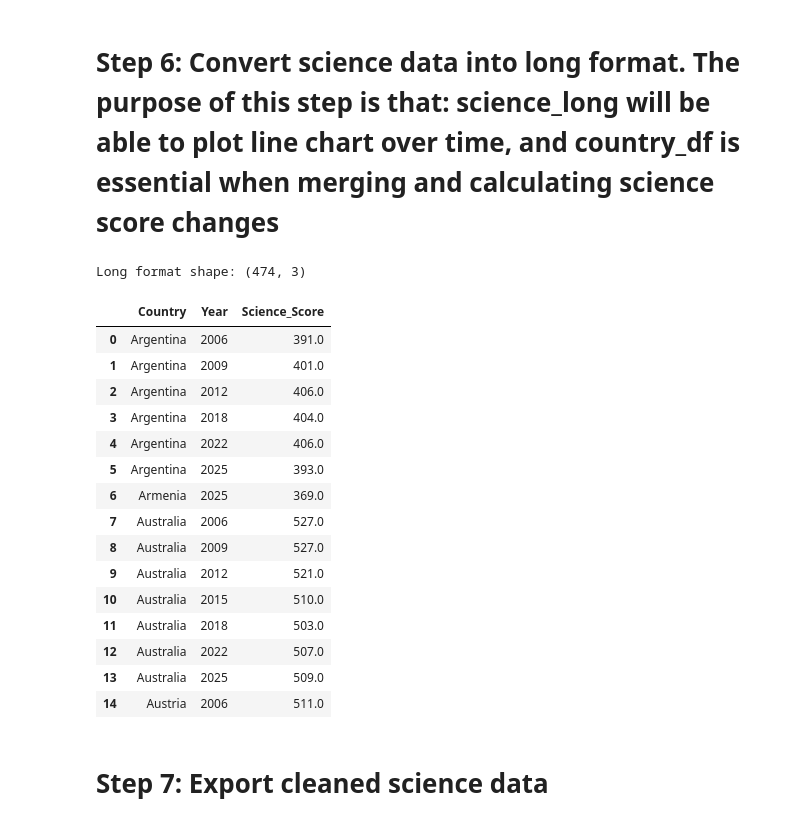
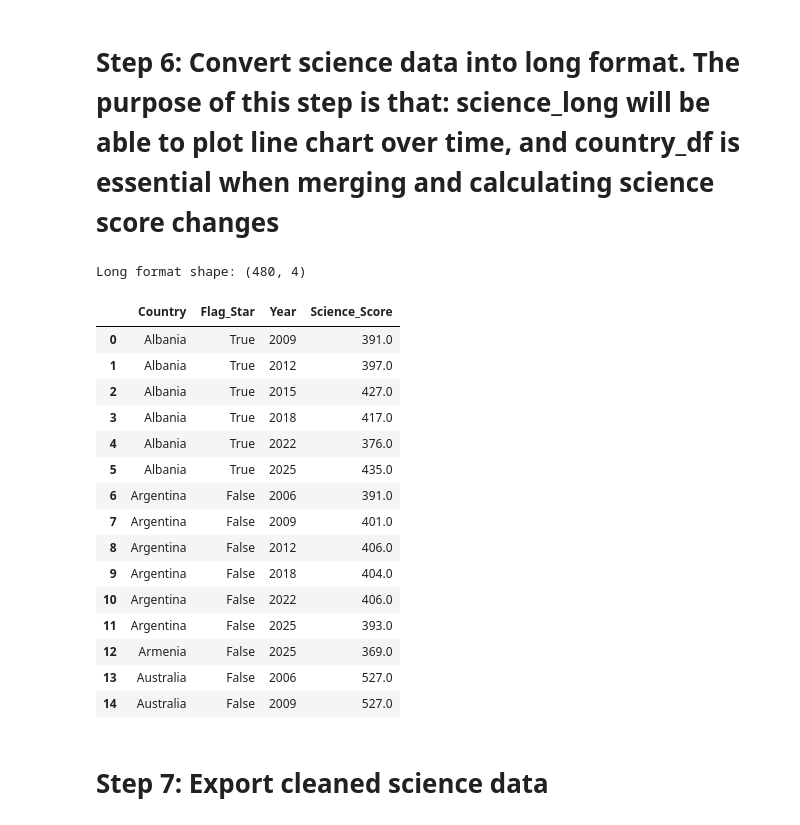
Before and after one commit to MiaNguyen169/Data_Visualizaton, a Jupyter notebook: Data_exploration/01_datacleaning.ipynb, the cells around one changed output. Drawn from its saved outputs; the diff is of its cells as text; code cells hidden in the pictures.

```diff
--- a/Data_exploration/01_datacleaning.ipynb
+++ b/Data_exploration/01_datacleaning.ipynb
@@ -5,7 +5,7 @@
 import pandas as pd
 import numpy as np
 
-file_path = "I_B1_2a_36_Mean_Science_Performance.xlsx"
+file_path = "../Data/I_B1_2a_36_Mean_Science_Performance.xlsx"
 
 # Read the raw Excel file without assigning column headers
 raw_df = pd.read_excel(file_path, sheet_name="Sheet1", header=None)
@@ -48,7 +48,12 @@ year_columns = {
 }
 
 # Select relevant columns and actual data rows
-science_df = raw_df.iloc[11:104, list(year_columns.keys())].copy()
+# Data starts at Excel row 12. Albania is listed separately below the main
+# table, so keep every row with a value in the 2006 column (notes have none)
+data_rows = raw_df.iloc[11:]
+data_rows = data_rows[data_rows[1].notna()]
+
+science_df = data_rows[list(year_columns.keys())].copy()
 
 # Rename columns
 science_df.columns = list(year_columns.values())
@@ -74,6 +79,9 @@ display(science_df.head(10))
 
 # Remove extra spaces in country names
 science_df["Country"] = science_df["Country"].astype(str).str.strip()
+
+# Flag countries marked with an asterisk in the PISA tables
+science_df["Flag_Star"] = science_df["Country"].str.endswith("*")
 
 # Remove footnote markers from country names
 science_df["Country"] = science_df["Country"].str.replace(
@@ -204,46 +212,46 @@ display(country_df[country_df["Country"] == "Australia"])
 # %%
 
 # Convert from wide to long format
 science_long = country_df.melt(
-    id_vars="Country",
+    id_vars=["Country", "Flag_Star"],
     value_vars=score_cols,
     var_name="Year",
     value_name="Science_Score"
 )
 
 # Remove rows with missing science scores
 science_long = science_long.dropna(
     subset=["Science_Score"]
 ).copy()
 
 # Convert Year to integer
 science_long["Year"] = science_long["Year"].astype(int)
 
 # Sort data by country and year
 science_long = science_long.sort_values(
     by=["Country", "Year"]
 ).reset_index(drop=True)
 
 print("Long format shape:", science_long.shape)
 display(science_long.head(15))
 # %% [output]
-Long format shape: (474, 3)
+Long format shape: (480, 4)
-|  | Country | Year | Science_Score |
-| 0 | Argentina | 2006 | 391.0 |
-| 1 | Argentina | 2009 | 401.0 |
-| 2 | Argentina | 2012 | 406.0 |
-| 3 | Argentina | 2018 | 404.0 |
-| 4 | Argentina | 2022 | 406.0 |
-| 5 | Argentina | 2025 | 393.0 |
-| 6 | Armenia | 2025 | 369.0 |
-| 7 | Australia | 2006 | 527.0 |
-| 8 | Australia | 2009 | 527.0 |
-| 9 | Australia | 2012 | 521.0 |
-| 10 | Australia | 2015 | 510.0 |
-| 11 | Australia | 2018 | 503.0 |
-| 12 | Australia | 2022 | 507.0 |
-| 13 | Australia | 2025 | 509.0 |
-| 14 | Austria | 2006 | 511.0 |
+|  | Country | Flag_Star | Year | Science_Score |
+| 0 | Albania | True | 2009 | 391.0 |
+| 1 | Albania | True | 2012 | 397.0 |
+| 2 | Albania | True | 2015 | 427.0 |
+| 3 | Albania | True | 2018 | 417.0 |
+| 4 | Albania | True | 2022 | 376.0 |
+| 5 | Albania | True | 2025 | 435.0 |
+| 6 | Argentina | False | 2006 | 391.0 |
+| 7 | Argentina | False | 2009 | 401.0 |
+| 8 | Argentina | False | 2012 | 406.0 |
+| 9 | Argentina | False | 2018 | 404.0 |
+| 10 | Argentina | False | 2022 | 406.0 |
+| 11 | Argentina | False | 2025 | 393.0 |
+| 12 | Armenia | False | 2025 | 369.0 |
+| 13 | Australia | False | 2006 | 527.0 |
+| 14 | Australia | False | 2009 | 527.0 |
 # %% [markdown]
 # Step 7: Export cleaned science data
 # %%
```
Also changed, not shown: parts of 8 cells of this notebook.
